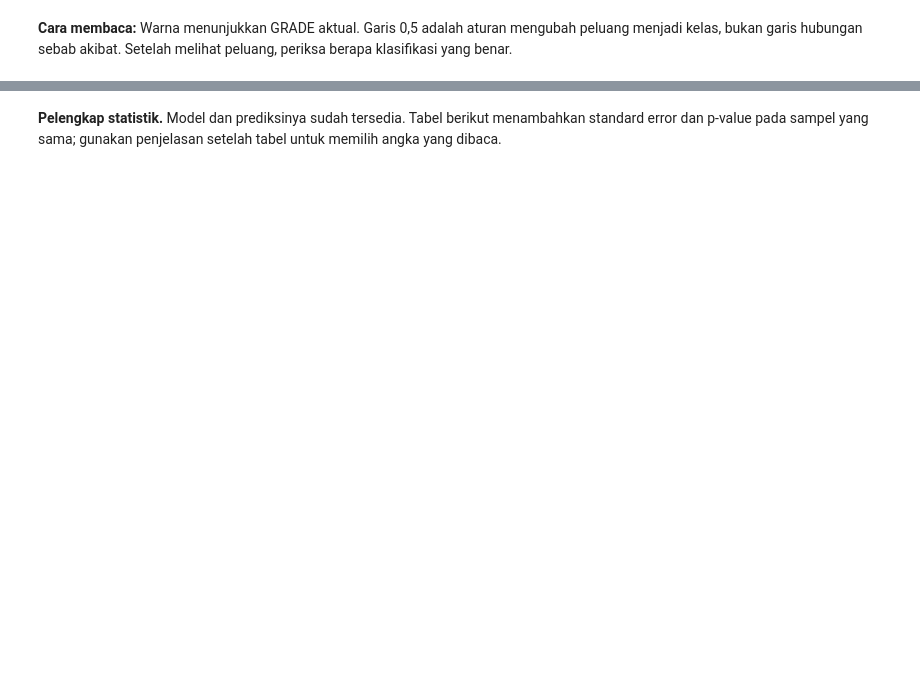
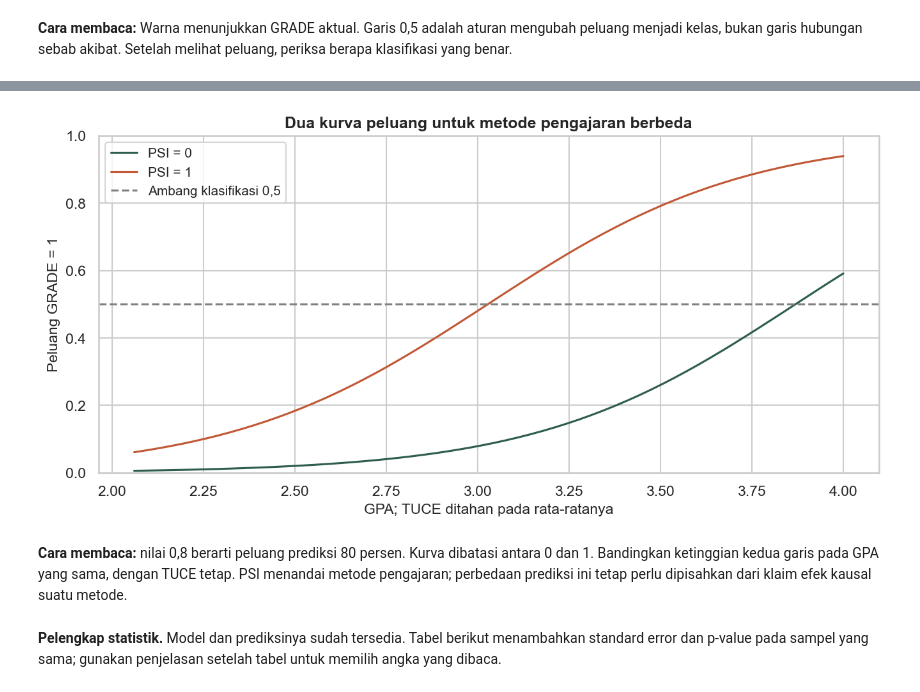
Before and after one commit to akhiyarwaladi/ekonometrika_coding_workshop, a Jupyter notebook: materi/01_ekonometrika/04_model_kategorikal.ipynb, the cells around one changed output, grey strips where cells are left out. Drawn from its saved outputs; the diff is of its cells as text; code cells hidden in the pictures; blank space fills up the shorter version.

```diff
--- a/materi/01_ekonometrika/04_model_kategorikal.ipynb
+++ b/materi/01_ekonometrika/04_model_kategorikal.ipynb
@@ -148,3 +158,30 @@ plt.show()
+# %%
+profil_psi0 = pd.DataFrame({
+    "GPA": np.linspace(spector["GPA"].min(), spector["GPA"].max(), 60),
+    "TUCE": spector["TUCE"].mean(),
+    "PSI": 0,
+})
+profil_psi1 = profil_psi0.copy()
+profil_psi1["PSI"] = 1
+# %%
+plt.figure(figsize=(9, 4.5))
+plt.plot(profil_psi0["GPA"], model_logit.predict_proba(profil_psi0)[:, 1], label="PSI = 0", color="#2F5D50")
+plt.plot(profil_psi1["GPA"], model_logit.predict_proba(profil_psi1)[:, 1], label="PSI = 1", color="#C15937")
+plt.axhline(0.5, color="gray", linestyle="--", label="Ambang klasifikasi 0,5")
+plt.ylim(0, 1)
+plt.xlabel("GPA; TUCE ditahan pada rata-ratanya")
+plt.ylabel("Peluang GRADE = 1")
+plt.title("Dua kurva peluang untuk metode pengajaran berbeda")
+plt.legend()
+plt.tight_layout()
+plt.show()
+# %% [output]
+[figure, added]
+# %% [markdown]
+**Cara membaca:** nilai 0,8 berarti peluang prediksi 80 persen.
+Kurva dibatasi antara 0 dan 1. Bandingkan ketinggian kedua garis pada GPA
+yang sama, dengan TUCE tetap. PSI menandai metode pengajaran; perbedaan
+prediksi ini tetap perlu dipisahkan dari klaim efek kausal suatu metode.
 # %% [markdown]
 **Pelengkap statistik.** Model dan prediksinya sudah tersedia. Tabel berikut menambahkan standard error dan p-value pada sampel yang sama; gunakan penjelasan setelah tabel untuk memilih angka yang dibaca.
 # %%
```
Also changed, not shown: parts of 25 cells of this notebook, 35 other files.
